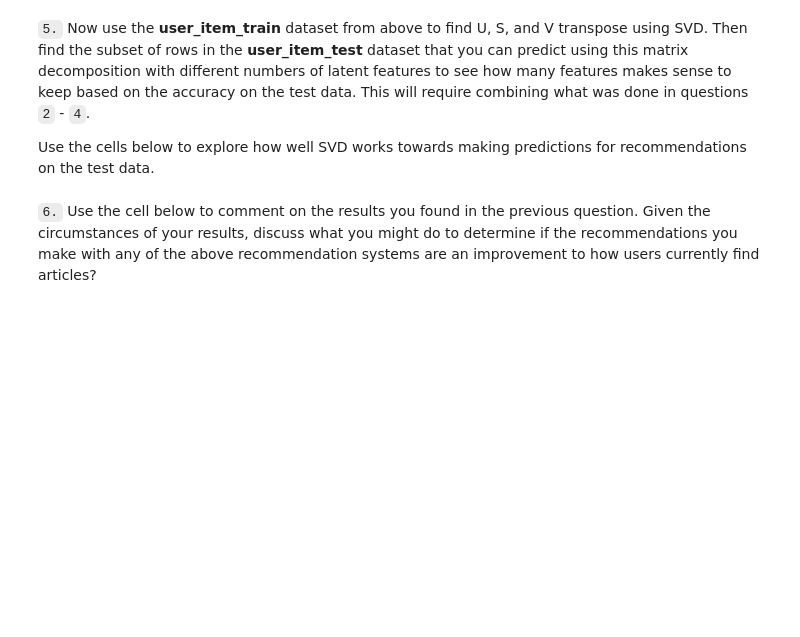
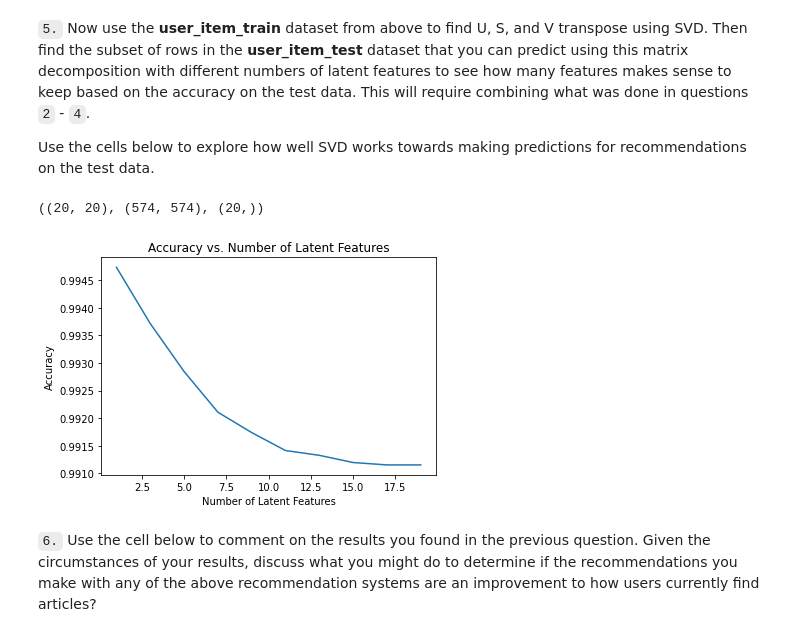
Before and after one commit to AlexWangVT/recommendation_system, a Jupyter notebook: Recommendations_with_IBM.ipynb, the cells around one changed output. Cells and saved outputs as stored; diff of their text form; code cells hidden in the pictures; blank space fills up the shorter version.

Commit message:
coding matrix_factorization using SVD

```diff
--- a/Recommendations_with_IBM.ipynb
+++ b/Recommendations_with_IBM.ipynb
@@ -672,4 +671,5 @@ user_item_matrix.head()
 # %%
 # Perform SVD on the User-Item Matrix Here
 
-u, s, vt = # use the built in to get the three matrices
+u, s, vt = np.linalg.svd(user_item_matrix) # use the built in to get the three matrices
+u.shape, s.shape, vt.shape, len(s)
@@ -729,6 +737,12 @@ def create_test_and_train_user_item(df_train, df_test):
 
     '''
     # Your code here
+    df_train['interaction'] = np.ones(df_train.shape[0])
+    df_test['interaction'] = np.ones(df_test.shape[0])
+    user_item_train = df_train.sort_values(by = ['user_id', 'article_id']).groupby(['user_id', 'article_id'])['interaction'].max().unstack(fill_value = 0)
+    user_item_test = df_test.sort_values(by = ['user_id', 'article_id']).groupby(['user_id', 'article_id'])['interaction'].max().unstack(fill_value = 0)
+    test_idx = user_item_test.index
+    test_arts = user_item_test.columns
 
     return user_item_train, user_item_test, test_idx, test_arts
 
@@ -755,4 +787,9 @@ t.sol_4_test(sol_4_dict)
 Use the cells below to explore how well SVD works towards making predictions for recommendations on the test data.
 # %%
 # fit SVD on the user_item_train matrix
-u_train, s_train, vt_train = # fit svd similar to above then use the cells below
+user_item_train_subset = user_item_train[user_item_train.index.isin(test_idx)][test_arts] # subset training dataset
+u_train, s_train, vt_train = np.linalg.svd(user_item_train_subset) # fit svd similar to above then use the cells below
+user_item_train_subset.shape
+u_train.shape, vt_train.shape, s_train.shape
+# %% [output]
+((20, 20), (574, 574), (20,))
@@ -762,3 +796,32 @@ u_train, s_train, vt_train = # fit svd similar to above then use the cells below
+# %%
+# Use these cells to see how well you can use the training
+# decomposition to predict on test data
+sum_errs = []
+num_latent_feats = np.arange(1,20, 2)
+user_item_test = user_item_test[user_item_test.index.isin(np.intersect1d(test_idx, user_item_train.index))]
+
+for k in num_latent_feats:
+    # restructure with k latent features
+    s_new, u_new, vt_new = np.diag(s_train[:k]), u_train[:, :k], vt_train[:k, :]
+
+    # take dot product
+    user_item_est = np.around(np.dot(np.dot(u_new, s_new), vt_new))
+
+    # compute error for each prediction to actual value
+
+    diffs = np.subtract(user_item_test, user_item_est)
+
+    # total errors and keep track of them
+    err = np.sum(np.sum(np.abs(diffs)))
+    sum_errs.append(err)
+
+
+plt.plot(num_latent_feats, 1 - np.array(sum_errs)/df.shape[0]);
+plt.xlabel('Number of Latent Features');
+plt.ylabel('Accuracy');
+plt.title('Accuracy vs. Number of Latent Features');
+# %% [output]
+[figure, added]
 # %% [markdown]
 `6.` Use the cell below to comment on the results you found in the previous question. Given the circumstances of your results, discuss what you might do to determine if the recommendations you make with any of the above recommendation systems are an improvement to how users currently find articles?
 # %% [markdown]
```
Also changed, not shown: parts of 14 cells of this notebook, 1 other file.
